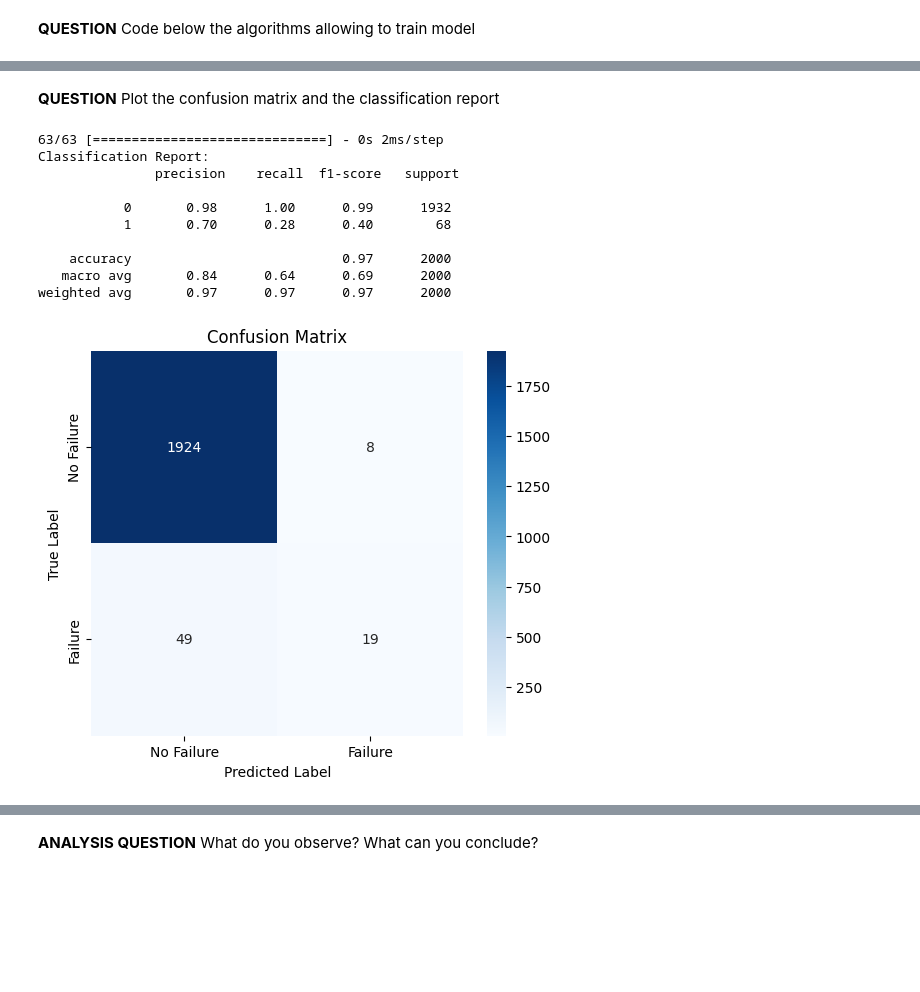
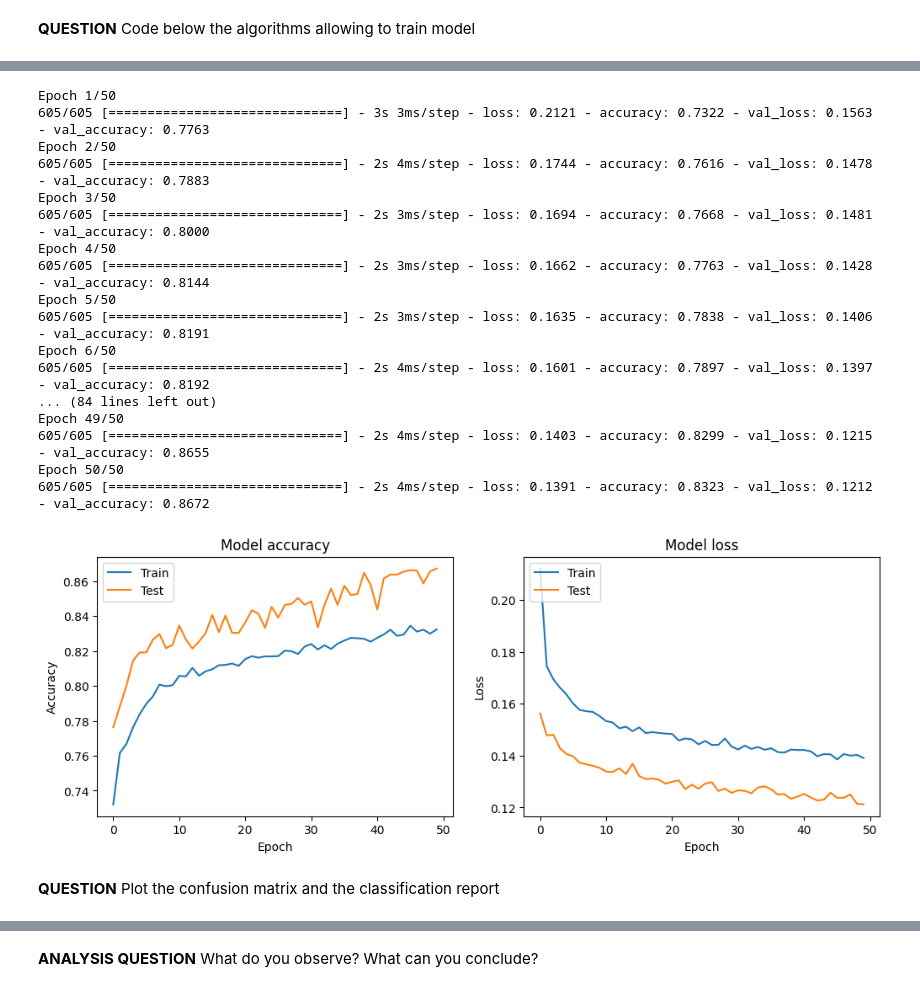
Before and after one commit to TristanLecourtois/IAEmbarque_failure_prediction, a Jupyter notebook: Colab_IA_EMBARQUEE/TP_IA_EMBARQUEE.ipynb, the cells around one changed output, grey strips where cells are left out. Saved outputs shown, nothing was run; the diff lists cells and outputs as text; code cells hidden in the pictures; blank space fills up the shorter version.

```diff
--- a/Colab_IA_EMBARQUEE/TP_IA_EMBARQUEE.ipynb
+++ b/Colab_IA_EMBARQUEE/TP_IA_EMBARQUEE.ipynb
@@ -449,33 +402,47 @@ Epoch 50/50
+# %%
+from sklearn.utils.class_weight import compute_class_weight
+
+class_weights = compute_class_weight('balanced', classes=np.unique(y_true_classes), y=y_true_classes)
+class_weights_dict = {i: class_weights[i] for i in range(len(class_weights))}
+
+history = model.fit(X_train, np.array(Y_train), epochs=50, batch_size=32, validation_data=(X_test, np.array(Y_test)), class_weight=class_weights_dict)
+
+plt.figure(figsize=(12, 4))
+plt.subplot(1, 2, 1)
+plt.plot(history.history['accuracy'])
+plt.plot(history.history['val_accuracy'])
+plt.title('Model accuracy')
+plt.ylabel('Accuracy')
+plt.xlabel('Epoch')
+plt.legend(['Train', 'Test'], loc='upper left')
+
+plt.subplot(1, 2, 2)
+plt.plot(history.history['loss'])
+plt.plot(history.history['val_loss'])
+plt.title('Model loss')
+plt.ylabel('Loss')
+plt.xlabel('Epoch')
+plt.legend(['Train', 'Test'], loc='upper left')
+
+plt.show()
+# %% [output]
+Epoch 1/50
+605/605 [==============================] - 3s 3ms/step - loss: 0.2121 - accuracy: 0.7322 - val_loss: 0.1563 - val_accuracy: 0.7763
+Epoch 2/50
+605/605 [==============================] - 2s 4ms/step - loss: 0.1744 - accuracy: 0.7616 - val_loss: 0.1478 - val_accuracy: 0.7883
+Epoch 3/50
+605/605 [==============================] - 2s 3ms/step - loss: 0.1694 - accuracy: 0.7668 - val_loss: 0.1481 - val_accuracy: 0.8000
+Epoch 4/50
+605/605 [==============================] - 2s 3ms/step - loss: 0.1662 - accuracy: 0.7763 - val_loss: 0.1428 - val_accuracy: 0.8144
+Epoch 5/50
+605/605 [==============================] - 2s 3ms/step - loss: 0.1635 - accuracy: 0.7838 - val_loss: 0.1406 - val_accuracy: 0.8191
+Epoch 6/50
+605/605 [==============================] - 2s 4ms/step - loss: 0.1601 - accuracy: 0.7897 - val_loss: 0.1397 - val_accuracy: 0.8192
+... (84 lines left out)
+Epoch 49/50
+605/605 [==============================] - 2s 4ms/step - loss: 0.1403 - accuracy: 0.8299 - val_loss: 0.1215 - val_accuracy: 0.8655
+Epoch 50/50
+605/605 [==============================] - 2s 4ms/step - loss: 0.1391 - accuracy: 0.8323 - val_loss: 0.1212 - val_accuracy: 0.8672
+[figure, added]
 # %% [markdown]
 **QUESTION** Plot the confusion matrix and the classification report
-# %%
-from sklearn.metrics import confusion_matrix, classification_report
-import seaborn as sns
-
-Y_pred = model2.predict(X_test)
-Y_pred = (Y_pred > 0.5).astype(int)
-
-cm = confusion_matrix(Y_test, Y_pred)
-
-# Print classification report
-print("Classification Report:\n", classification_report(Y_test, Y_pred))
-
-# Plot the confusion matrix
-plt.figure(figsize=(6, 5))
-sns.heatmap(cm, annot=True, fmt="d", cmap="Blues", xticklabels=['No Failure', 'Failure'], yticklabels=['No Failure', 'Failure'])
-plt.xlabel("Predicted Label")
-plt.ylabel("True Label")
-plt.title("Confusion Matrix")
-plt.show()
-# %% [output]
-63/63 [==============================] - 0s 2ms/step
-Classification Report:
-               precision    recall  f1-score   support
-
-           0       0.98      1.00      0.99      1932
-           1       0.70      0.28      0.40        68
-
-    accuracy                           0.97      2000
-   macro avg       0.84      0.64      0.69      2000
-weighted avg       0.97      0.97      0.97      2000
-[figure, removed]
```
Also changed, not shown: parts of 20 cells of this notebook.
